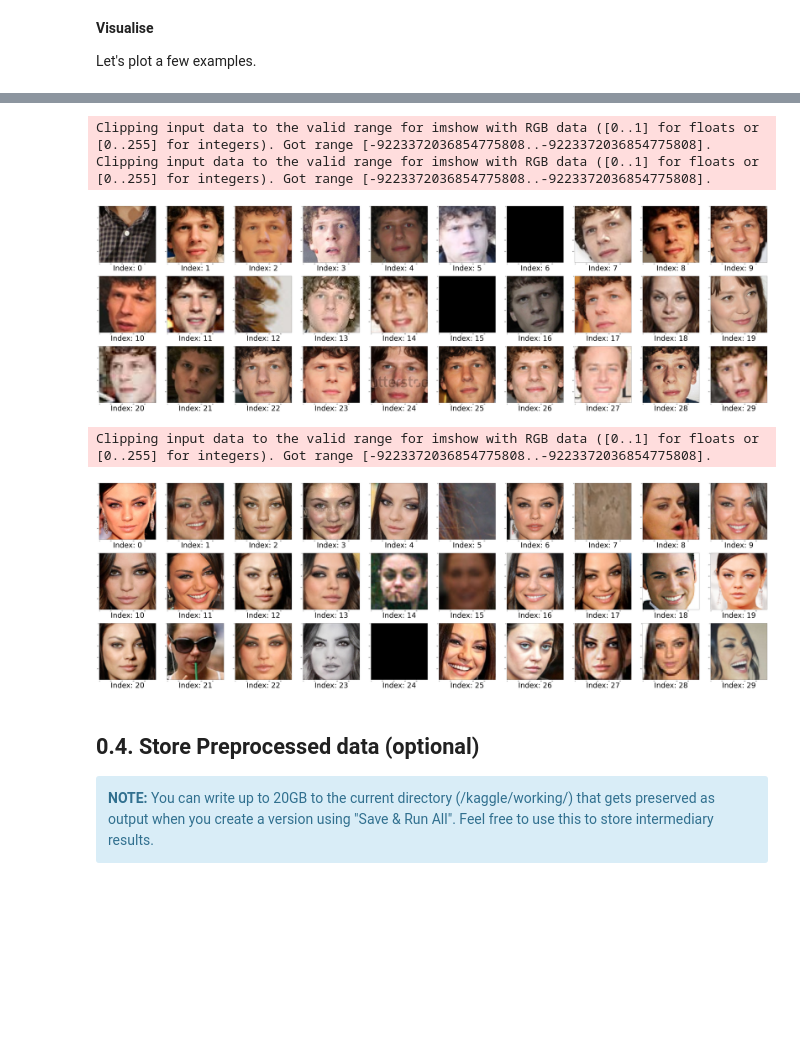
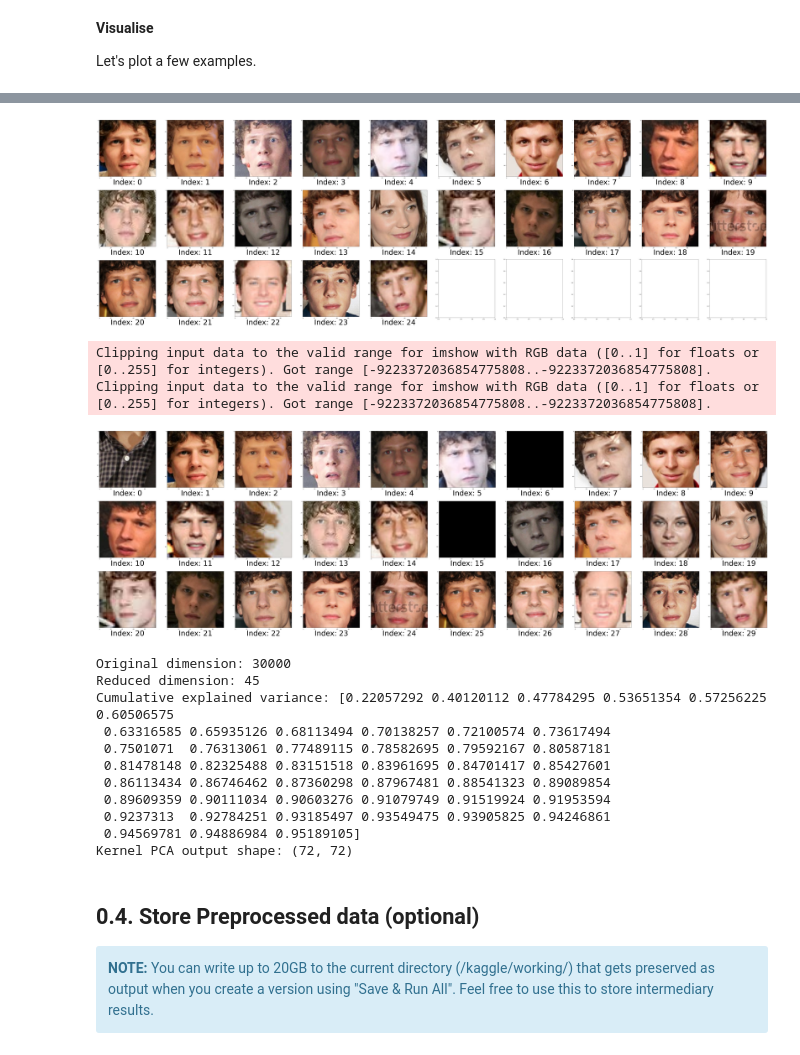
Before and after one commit to RebekkaHaley/cv-group-assignment-1, a Jupyter notebook: template_GA1.ipynb, the cells around one changed output, grey strips where cells are left out. Drawn from its saved outputs; the diff is of its cells as text; code cells hidden in the pictures; blank space fills up the shorter version.

Commit message:
updatd pre processing and PCA/kernel PCA

```diff
--- a/template_GA1.ipynb
+++ b/template_GA1.ipynb
@@ -300,18 +247,45 @@ plot_image_sequence(train_X[train_y == 0], n=20, imgs_per_row=10)
-# %%
-# plot faces of Jesse
-
-
-plot_image_sequence(train_X[train_y == 1], n=30, imgs_per_row=10)
-# %% [output]
-Clipping input data to the valid range for imshow with RGB data ([0..1] for floats or [0..255] for integers). Got range [-9223372036854775808..-9223372036854775808].
-Clipping input data to the valid range for imshow with RGB data ([0..1] for floats or [0..255] for integers). Got range [-9223372036854775808..-9223372036854775808].
-[figure, removed]
-# %%
-# plot faces of Mila
-plot_image_sequence(train_X[train_y == 2], n=30, imgs_per_row=10)
-# %% [output]
-Clipping input data to the valid range for imshow with RGB data ([0..1] for floats or [0..255] for integers). Got range [-9223372036854775808..-9223372036854775808].
-[figure, removed]
+# %%
+# code further preprocssing
+# manual removal of outliers
+IndicesToRemove1 = [0,6,15,12,18] #ind 19,18,26?
+IndicesToRemove2 = [5,7,24] # 14,15?
+train_X_1        = np.delete(train_X[train_y == 1], IndicesToRemove1, axis=0)
+train_X_2        = np.delete(train_X[train_y == 2], IndicesToRemove2, axis=0)
+train_X_removed  = np.concatenate((train_X_1, train_X_2, train_X[train_y == 0]))
+
+train_Y_1 = np.delete(train_y[train_y == 1], IndicesToRemove1, axis=0)
+train_Y_2 = np.delete(train_y[train_y == 2], IndicesToRemove2, axis=0)
+train_Y_removed  = np.concatenate((train_Y_1, train_Y_2, train_y[train_y == 0]))
+
+#code to visualize the removal
+plot_image_sequence(train_X_removed[train_Y_removed == 1], n=25, imgs_per_row=10)
+plot_image_sequence(train_X[train_y == 1], n=30, imgs_per_row=10)
+# %% [output]
+[figure, added]
+Clipping input data to the valid range for imshow with RGB data ([0..1] for floats or [0..255] for integers). Got range [-9223372036854775808..-9223372036854775808].
+Clipping input data to the valid range for imshow with RGB data ([0..1] for floats or [0..255] for integers). Got range [-9223372036854775808..-9223372036854775808].
+[figure, added]
+# %%
+# train_Y_removed
+train_X_removed_flat = train_X_removed.reshape(train_X_removed.shape[0], -1)
+
+# normalization
+
+
+pca,X_pca = RunPCA(train_X_removed_flat,threshold = 0.95)
+Kpca      = KernelPCARun(train_X_removed_flat)
+# %% [output]
+Original dimension: 30000
+Reduced dimension: 45
+Cumulative explained variance: [0.22057292 0.40120112 0.47784295 0.53651354 0.57256225 0.60506575
+ 0.63316585 0.65935126 0.68113494 0.70138257 0.72100574 0.73617494
+ 0.7501071  0.76313061 0.77489115 0.78582695 0.79592167 0.80587181
+ 0.81478148 0.82325488 0.83151518 0.83961695 0.84701417 0.85427601
+ 0.86113434 0.86746462 0.87360298 0.87967481 0.88541323 0.89089854
+ 0.89609359 0.90111034 0.90603276 0.91079749 0.91519924 0.91953594
+ 0.9237313  0.92784251 0.93185497 0.93549475 0.93905825 0.94246861
+ 0.94569781 0.94886984 0.95189105]
+Kernel PCA output shape: (72, 72)
 # %% [markdown]
 ## 0.4. Store Preprocessed data (optional)
 <div class="alert alert-block alert-info">
```
Also changed, not shown: parts of 5 cells of this notebook.
